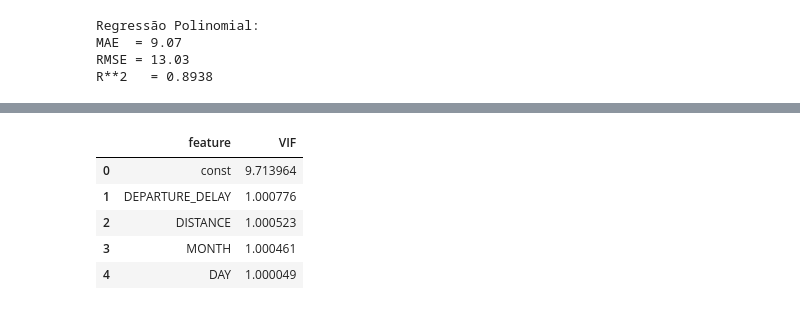
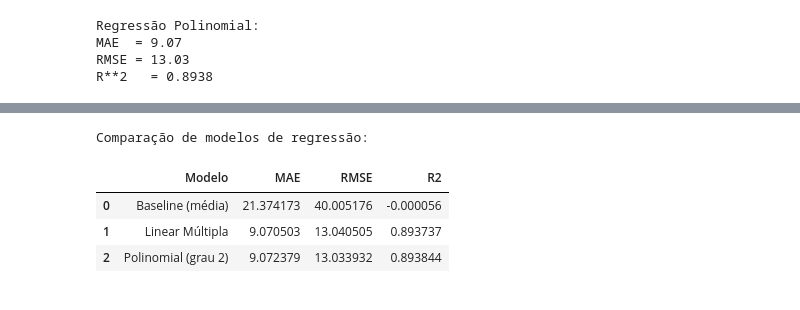
Before and after one commit to JoaoDario632/implementa-o-Segunda-Avaliacao-Girotto, a Jupyter notebook: projeto_modelagem_inicial.ipynb, the cells around one changed output, grey strips where cells are left out. Cells and saved outputs as stored; diff of their text form; code cells hidden in the pictures.

```diff
--- a/projeto_modelagem_inicial.ipynb
+++ b/projeto_modelagem_inicial.ipynb
@@ -265,15 +287,21 @@ Notes:
 # %%
-lr = LinearRegression()
-lr.fit(X_train, y_train)
+basePoli = X_train[['DEPARTURE_DELAY', 'DISTANCE']]
 
-Rlm = lr.predict(X_test)
+poly = PolynomialFeatures(degree=2, include_bias=False)
+X_poly_train = poly.fit_transform(basePoli)
 
-mae = mean_absolute_error(y_test, Rlm)
-rmse = mean_squared_error(y_test, Rlm, squared=False)
-r2 = r2_score(y_test, Rlm)
+lr_poly = LinearRegression()
+lr_poly.fit(X_poly_train, y_train)
 
-print("Regressão Linear Múltipla:")
-print(f"MAE  = {mae:.2f}")
-print(f"RMSE = {rmse:.2f}")
-print(f"R²   = {r2:.4f}")
+X_poly_test = poly.transform(X_test[['DEPARTURE_DELAY', 'DISTANCE']])
+y_pred_poly = lr_poly.predict(X_poly_test)
+
+mae_poly = mean_absolute_error(y_test, y_pred_poly)
+rmse_poly = mean_squared_error(y_test, y_pred_poly, squared=False)
+r2_poly = r2_score(y_test, y_pred_poly)
+
+print("\nRegressão Polinomial (grau 2):")
+print(f"MAE  = {mae_poly:.2f}")
+print(f"RMSE = {rmse_poly:.2f}")
+print(f"R²   = {r2_poly:.4f}")
 # %% [output]
@@ -325,17 +336,17 @@ plt.show()
 # %%
-from statsmodels.stats.outliers_influence import variance_inflation_factor
-
-X_vif = sm.add_constant(X)
-vif_data = pd.DataFrame()
-vif_data["feature"] = ["const"] + num_cols
-vif_data["VIF"] = [variance_inflation_factor(X_vif.values, i)
-                   for i in range(X_vif.shape[1])]
-vif_data
+# Comparação em tabela
+reg_results = pd.DataFrame({
+    "Modelo": ["Baseline (média)", "Linear Múltipla", "Polinomial (grau 2)"],
+    "MAE": [mae_base, mae_lr, mae_poly],
+    "RMSE": [rmse_base, rmse_lr, rmse_poly],
+    "R2": [r2_base, r2_lr, r2_poly]
+})
+print("\nComparação de modelos de regressão:")
+display(reg_results)
 # %% [output]
+Comparação de modelos de regressão:
-|  | feature | VIF |
-| 0 | const | 9.713964 |
-| 1 | DEPARTURE_DELAY | 1.000776 |
-| 2 | DISTANCE | 1.000523 |
-| 3 | MONTH | 1.000461 |
-| 4 | DAY | 1.000049 |
+|  | Modelo | MAE | RMSE | R2 |
+| 0 | Baseline (média) | 21.374173 | 40.005176 | -0.000056 |
+| 1 | Linear Múltipla | 9.070503 | 13.040505 | 0.893737 |
+| 2 | Polinomial (grau 2) | 9.072379 | 13.033932 | 0.893844 |
 # %%
```
Also changed, not shown: parts of 34 cells of this notebook.
